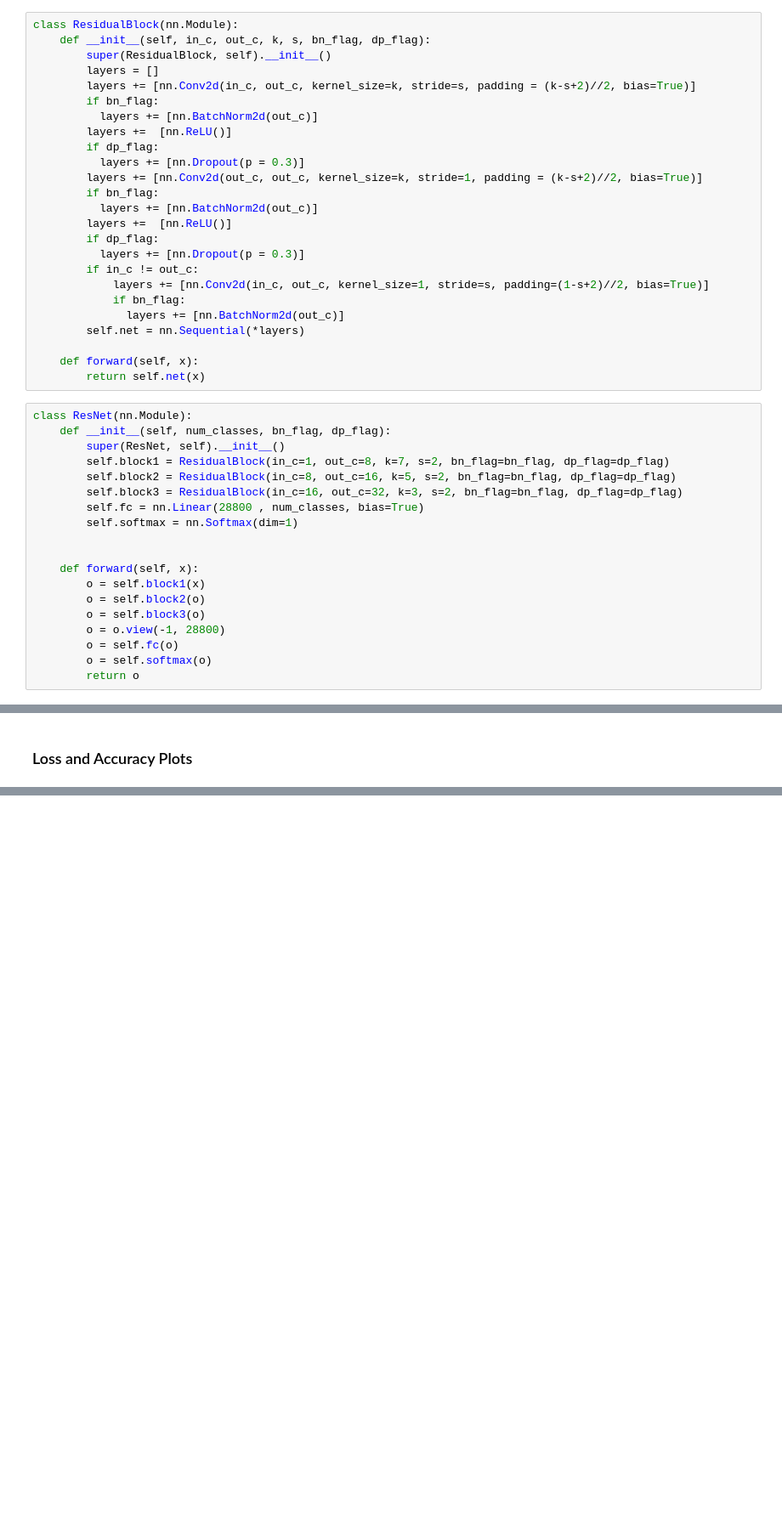
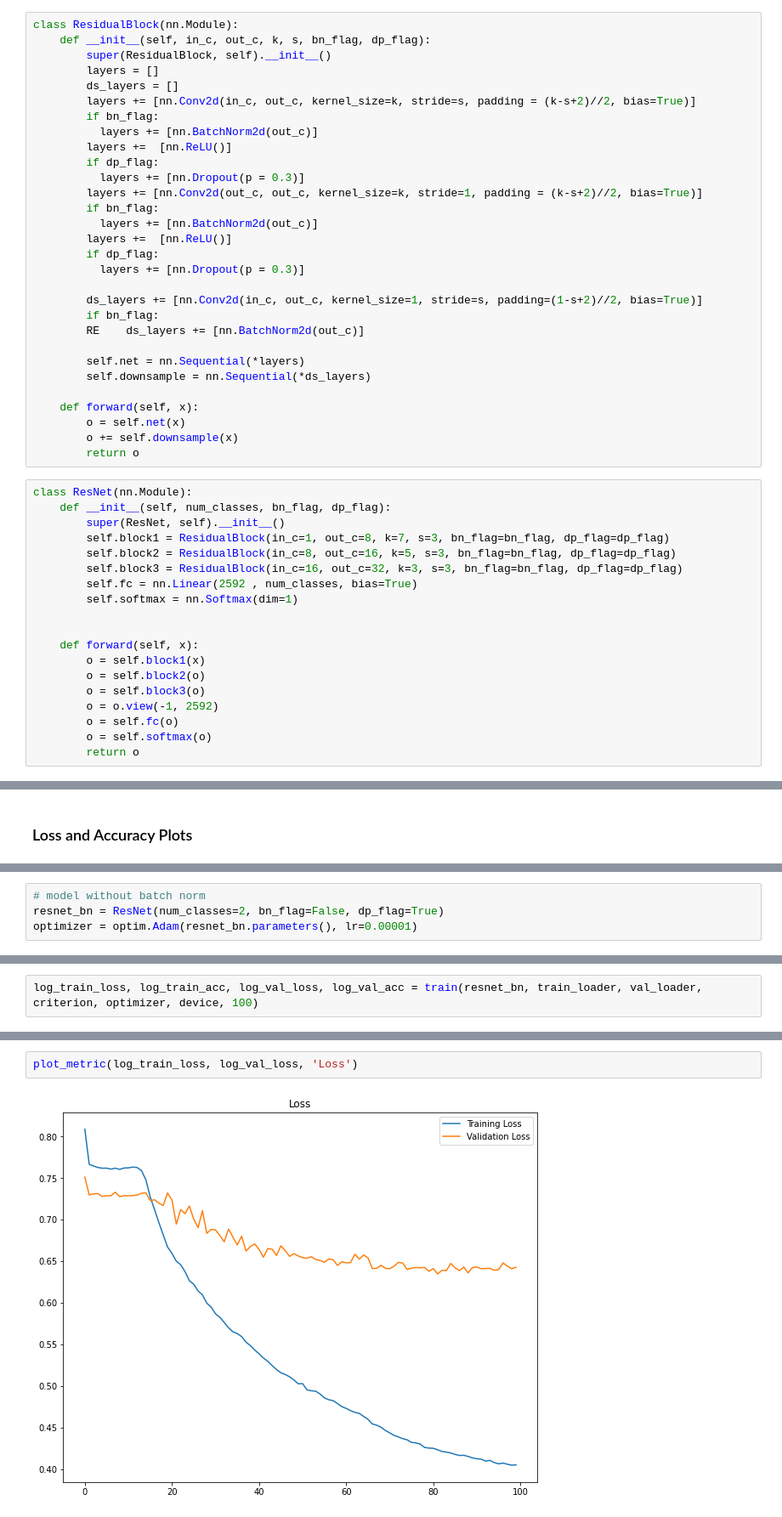
Before and after one commit to ytabatabaee/Machine-Learning-for-Bioinformatics, a Jupyter notebook: cnn/Brain Tumor Analysis using ResNet.ipynb, the cells around one changed output, grey strips where cells are left out. Shown at 85% size. Cells and saved outputs as stored; diff of their text form; blank space fills up the shorter version.

```diff
--- a/cnn/Brain Tumor Analysis using ResNet.ipynb
+++ b/cnn/Brain Tumor Analysis using ResNet.ipynb
@@ -214,6 +225,7 @@ class ResidualBlock(nn.Module):
     def __init__(self, in_c, out_c, k, s, bn_flag, dp_flag):
         super(ResidualBlock, self).__init__()
         layers = []
+        ds_layers = []
         layers += [nn.Conv2d(in_c, out_c, kernel_size=k, stride=s, padding = (k-s+2)//2, bias=True)]
         if bn_flag:
           layers += [nn.BatchNorm2d(out_c)]
@@ -226,22 +238,26 @@ class ResidualBlock(nn.Module):
         layers +=  [nn.ReLU()]
         if dp_flag:
           layers += [nn.Dropout(p = 0.3)]
-        if in_c != out_c:
-            layers += [nn.Conv2d(in_c, out_c, kernel_size=1, stride=s, padding=(1-s+2)//2, bias=True)]
-            if bn_flag:
-              layers += [nn.BatchNorm2d(out_c)]
+
+        ds_layers += [nn.Conv2d(in_c, out_c, kernel_size=1, stride=s, padding=(1-s+2)//2, bias=True)]
+        if bn_flag:
+        RE    ds_layers += [nn.BatchNorm2d(out_c)]
+
         self.net = nn.Sequential(*layers)
+        self.downsample = nn.Sequential(*ds_layers)
 
     def forward(self, x):
-        return self.net(x)
+        o = self.net(x)
+        o += self.downsample(x)
+        return o
 # %%
 class ResNet(nn.Module):
     def __init__(self, num_classes, bn_flag, dp_flag):
         super(ResNet, self).__init__()
-        self.block1 = ResidualBlock(in_c=1, out_c=8, k=7, s=2, bn_flag=bn_flag, dp_flag=dp_flag)
-        self.block2 = ResidualBlock(in_c=8, out_c=16, k=5, s=2, bn_flag=bn_flag, dp_flag=dp_flag)
-        self.block3 = ResidualBlock(in_c=16, out_c=32, k=3, s=2, bn_flag=bn_flag, dp_flag=dp_flag)
-        self.fc = nn.Linear(28800 , num_classes, bias=True)
+        self.block1 = ResidualBlock(in_c=1, out_c=8, k=7, s=3, bn_flag=bn_flag, dp_flag=dp_flag)
+        self.block2 = ResidualBlock(in_c=8, out_c=16, k=5, s=3, bn_flag=bn_flag, dp_flag=dp_flag)
+        self.block3 = ResidualBlock(in_c=16, out_c=32, k=3, s=3, bn_flag=bn_flag, dp_flag=dp_flag)
+        self.fc = nn.Linear(2592 , num_classes, bias=True)
         self.softmax = nn.Softmax(dim=1)
 
 
@@ -249,7 +265,7 @@ class ResNet(nn.Module):
         o = self.block1(x)
         o = self.block2(o)
         o = self.block3(o)
-        o = o.view(-1, 28800)
+        o = o.view(-1, 2592)
         o = self.fc(o)
         o = self.softmax(o)
         return o
@@ -421,0 +399,4 @@ plot_metric(log_train_acc, log_val_acc, 'Accuracy')
+# %%
+# model without batch norm
+resnet_bn = ResNet(num_classes=2, bn_flag=False, dp_flag=True)
+optimizer = optim.Adam(resnet_bn.parameters(), lr=0.00001)
@@ -421,0 +423,2 @@ plot_metric(log_train_acc, log_val_acc, 'Accuracy')
+# %%
+log_train_loss, log_train_acc, log_val_loss, log_val_acc = train(resnet_bn, train_loader, val_loader, criterion, optimizer, device, 100)
@@ -421,0 +443,4 @@ plot_metric(log_train_acc, log_val_acc, 'Accuracy')
+# %%
+plot_metric(log_train_loss, log_val_loss, 'Loss')
+# %% [output]
+[figure, added]
```
Also changed, not shown: parts of 88 cells of this notebook, 7 other files.
